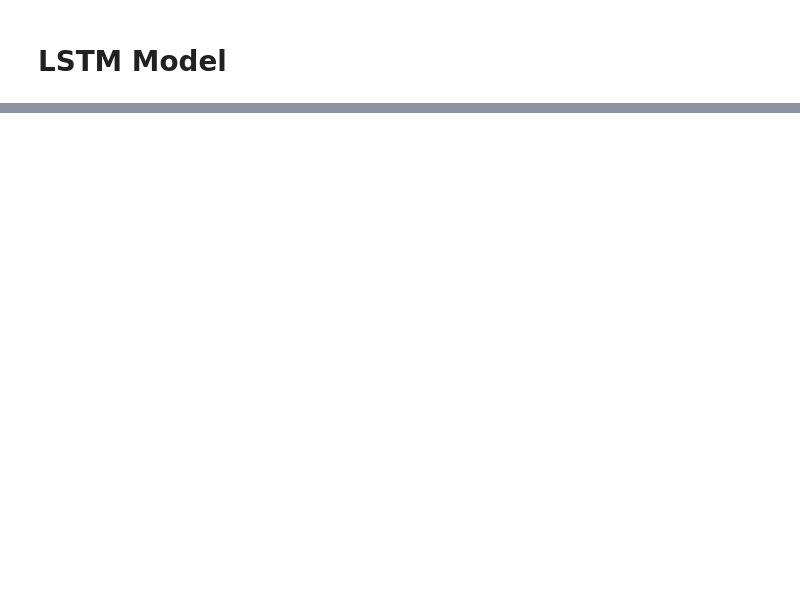
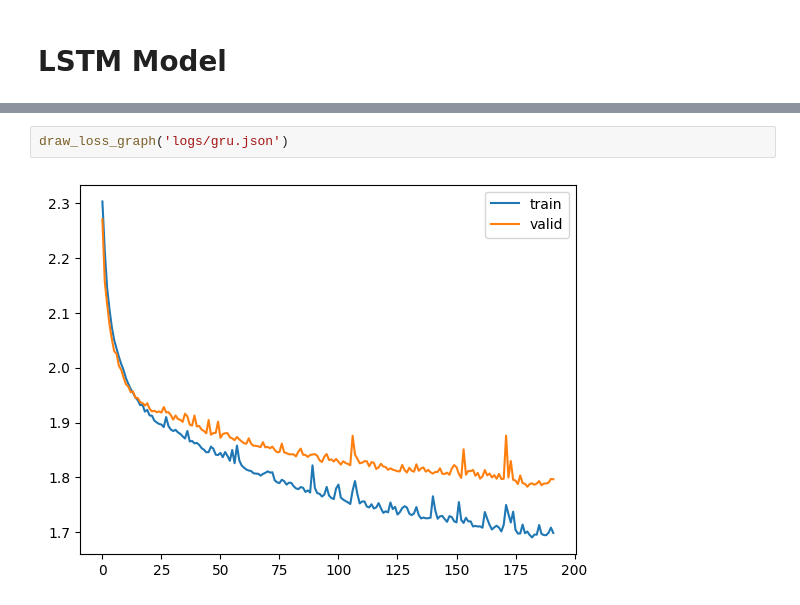
Before and after one commit to THLiu55/GTZAN, a Jupyter notebook: main.ipynb, the cells around one changed output, grey strips where cells are left out. Saved outputs shown, nothing was run; the diff lists cells and outputs as text; blank space fills up the shorter version.

```diff
--- a/main.ipynb
+++ b/main.ipynb
@@ -142,0 +176,4 @@ draw_loss_graph('logs/lstm.json')
+# %%
+draw_loss_graph('logs/gru.json')
+# %% [output]
+[figure, added]
```
Also changed, not shown: parts of 12 cells of this notebook, 3 other files.
